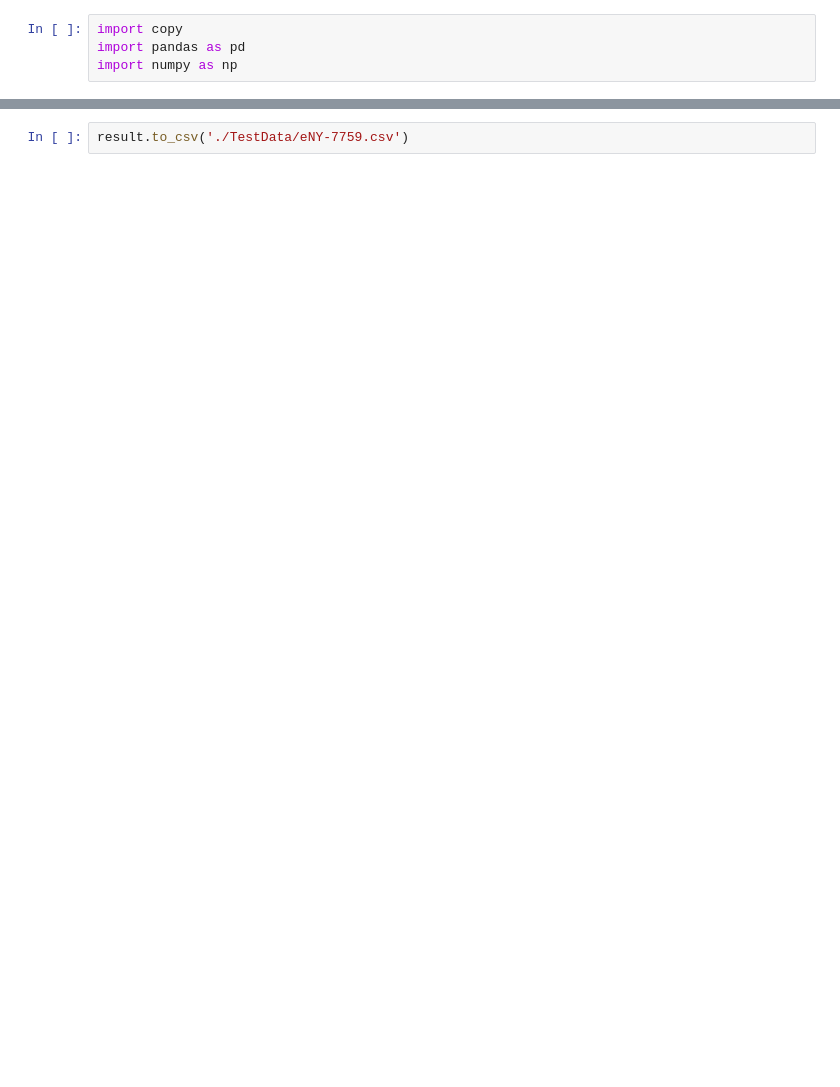
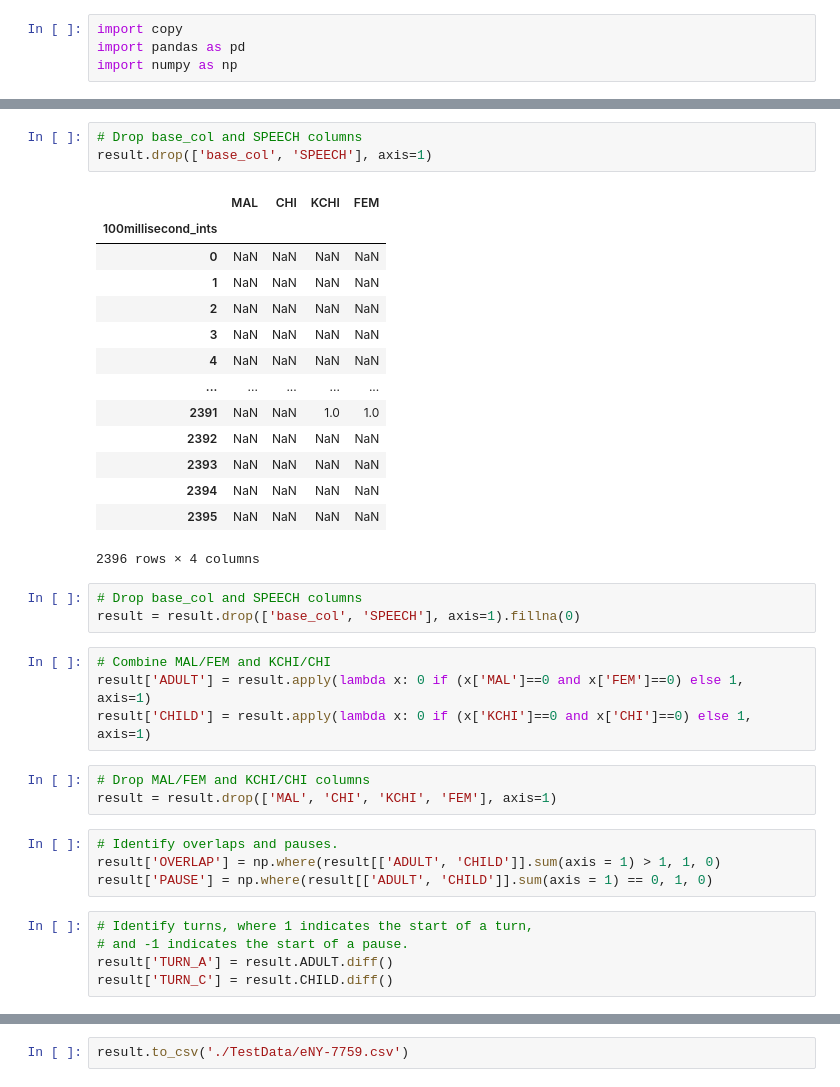
Before and after one commit to raybuhr/teacherprints, a Jupyter notebook: 100millisecond_index.ipynb, the cells around one changed output, grey strips where cells are left out. Saved outputs shown, nothing was run; the diff lists cells and outputs as text; blank space fills up the shorter version.

```diff
--- a/100millisecond_index.ipynb
+++ b/100millisecond_index.ipynb
@@ -308,0 +460,37 @@ result.shape
+# %%
+# Drop base_col and SPEECH columns
+result.drop(['base_col', 'SPEECH'], axis=1)
+# %% [output]
+|  | MAL | CHI | KCHI | FEM |
+| 100millisecond_ints |  |  |  |  |
+| 0 | NaN | NaN | NaN | NaN |
+| 1 | NaN | NaN | NaN | NaN |
+| 2 | NaN | NaN | NaN | NaN |
+| 3 | NaN | NaN | NaN | NaN |
+| 4 | NaN | NaN | NaN | NaN |
+| ... | ... | ... | ... | ... |
+| 2391 | NaN | NaN | 1.0 | 1.0 |
+| 2392 | NaN | NaN | NaN | NaN |
+| 2393 | NaN | NaN | NaN | NaN |
+| 2394 | NaN | NaN | NaN | NaN |
+| 2395 | NaN | NaN | NaN | NaN |
+2396 rows × 4 columns
+# %%
+# Drop base_col and SPEECH columns
+result = result.drop(['base_col', 'SPEECH'], axis=1).fillna(0)
+# %%
+# Combine MAL/FEM and KCHI/CHI
+result['ADULT'] = result.apply(lambda x: 0 if (x['MAL']==0 and x['FEM']==0) else 1, axis=1)
+result['CHILD'] = result.apply(lambda x: 0 if (x['KCHI']==0 and x['CHI']==0) else 1, axis=1)
+# %%
+# Drop MAL/FEM and KCHI/CHI columns
+result = result.drop(['MAL', 'CHI', 'KCHI', 'FEM'], axis=1)
+# %%
+# Identify overlaps and pauses.
+result['OVERLAP'] = np.where(result[['ADULT', 'CHILD']].sum(axis = 1) > 1, 1, 0)
+result['PAUSE'] = np.where(result[['ADULT', 'CHILD']].sum(axis = 1) == 0, 1, 0)
+# %%
+# Identify turns, where 1 indicates the start of a turn,
+# and -1 indicates the start of a pause.
+result['TURN_A'] = result.ADULT.diff()
+result['TURN_C'] = result.CHILD.diff()
```
Also changed, not shown: parts of 51 cells of this notebook.
